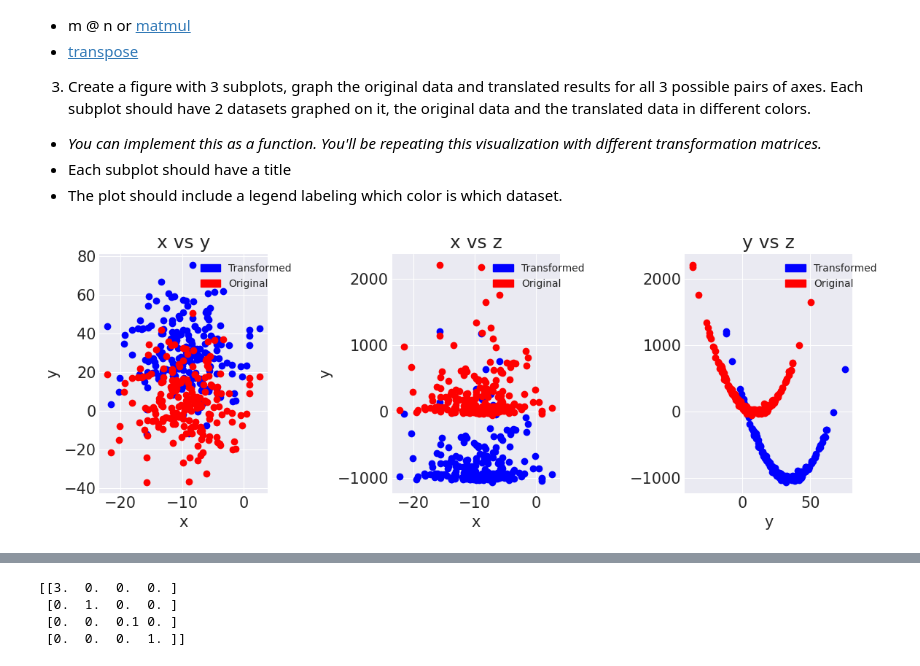
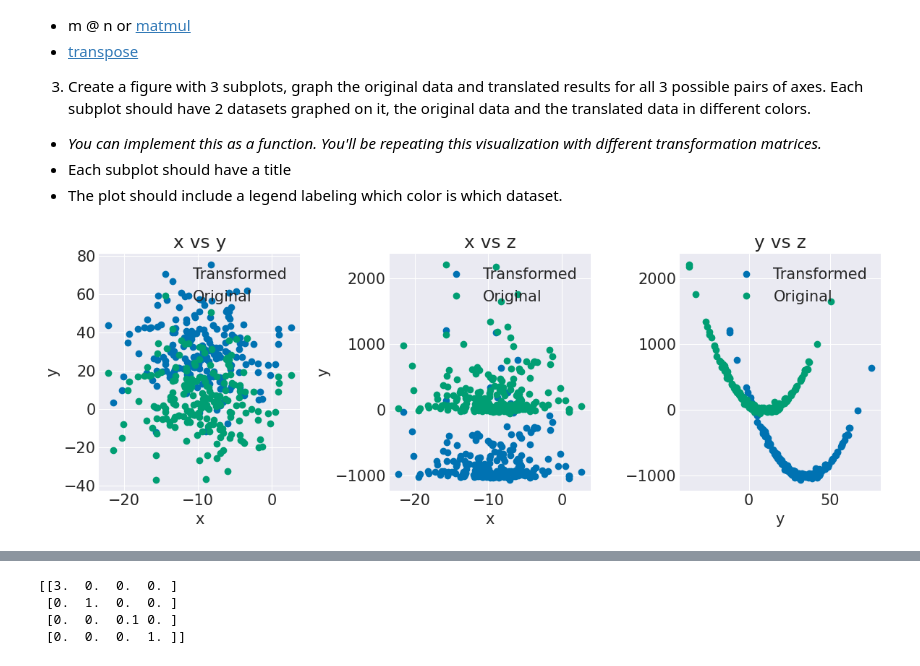
Before and after one commit to thecodingaviator/cs251, a Jupyter notebook: project2/lab02a/Lab02a.ipynb, the cells around one changed output, grey strips where cells are left out. Drawn from its saved outputs; the diff is of its cells as text; code cells hidden in the pictures.

```diff
--- a/project2/lab02a/Lab02a.ipynb
+++ b/project2/lab02a/Lab02a.ipynb
@@ -108,43 +108,41 @@ print(T)
 # %%
 import matplotlib.patches as mpatches
 
 dataTransformed = np.matmul(data, T.T)
 
 # Three subplots plotting two sets of data
 fig, ax = plt.subplots(1, 3)
 
 # Plot the data in each subplot
-ax[0].plot(dataTransformed[:,0], dataTransformed[:,1], 'o', color='blue')
-ax[0].plot(data[:,0], data[:,1], 'o', color='red')
-ax[1].plot(dataTransformed[:,0], dataTransformed[:,2], 'o', color='blue')
-ax[1].plot(data[:,0], data[:,2], 'o', color='red')
-ax[2].plot(dataTransformed[:,1], dataTransformed[:,2], 'o', color='blue')
-ax[2].plot(data[:,1], data[:,2], 'o', color='red')
+ax[0].plot(dataTransformed[:,0], dataTransformed[:,1], 'o')
+ax[0].plot(data[:,0], data[:,1], 'o')
+ax[1].plot(dataTransformed[:,0], dataTransformed[:,2], 'o')
+ax[1].plot(data[:,0], data[:,2], 'o')
+ax[2].plot(dataTransformed[:,1], dataTransformed[:,2], 'o')
+ax[2].plot(data[:,1], data[:,2], 'o')
 
 # Set the x and y labels for each subplot
 ax[0].set_xlabel('x')
 ax[0].set_ylabel('y')
 
 ax[1].set_xlabel('x')
 ax[1].set_ylabel('y')
 ax[2].set_xlabel('y')
 
 # Set the title for each subplot
 ax[0].set_title('x vs y')
 ax[1].set_title('x vs z')
 ax[2].set_title('y vs z')
 
-# Set the legend for each subplot using colors
-blue_patch = mpatches.Patch(color='blue', label='Transformed')
-red_patch = mpatches.Patch(color='red', label='Original')
-ax[0].legend(handles=[blue_patch, red_patch], loc='upper right', fontsize=10, bbox_to_anchor=(1.2, 1.0))
-ax[1].legend(handles=[blue_patch, red_patch], loc='upper right', fontsize=10, bbox_to_anchor=(1.2, 1.0))
-ax[2].legend(handles=[blue_patch, red_patch], loc='upper right', fontsize=10, bbox_to_anchor=(1.2, 1.0))
+# Create a legend
+ax[0].legend(['Transformed', 'Original'])
+ax[1].legend(['Transformed', 'Original'])
+ax[2].legend(['Transformed', 'Original']);
 
 # Tight layout
 fig.tight_layout();
 # %% [output]
-[figure, old version]
+[figure, new version]
 # %% [markdown]
 ## Task 3: Scale
 
```
Also changed, not shown: parts of 1 cell of this notebook, 7 other files.
